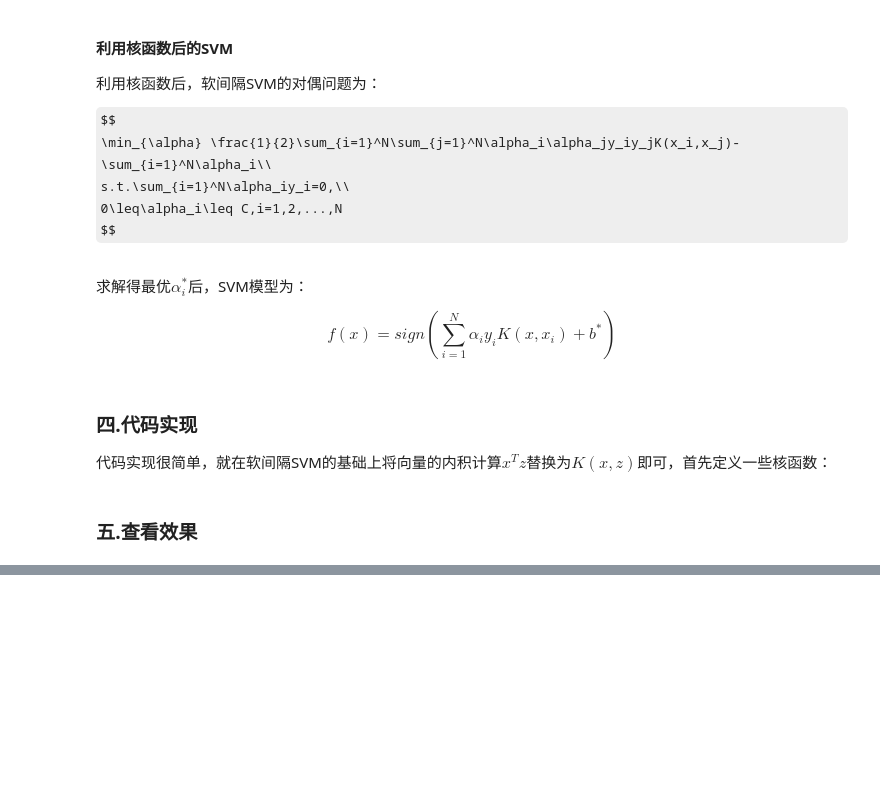
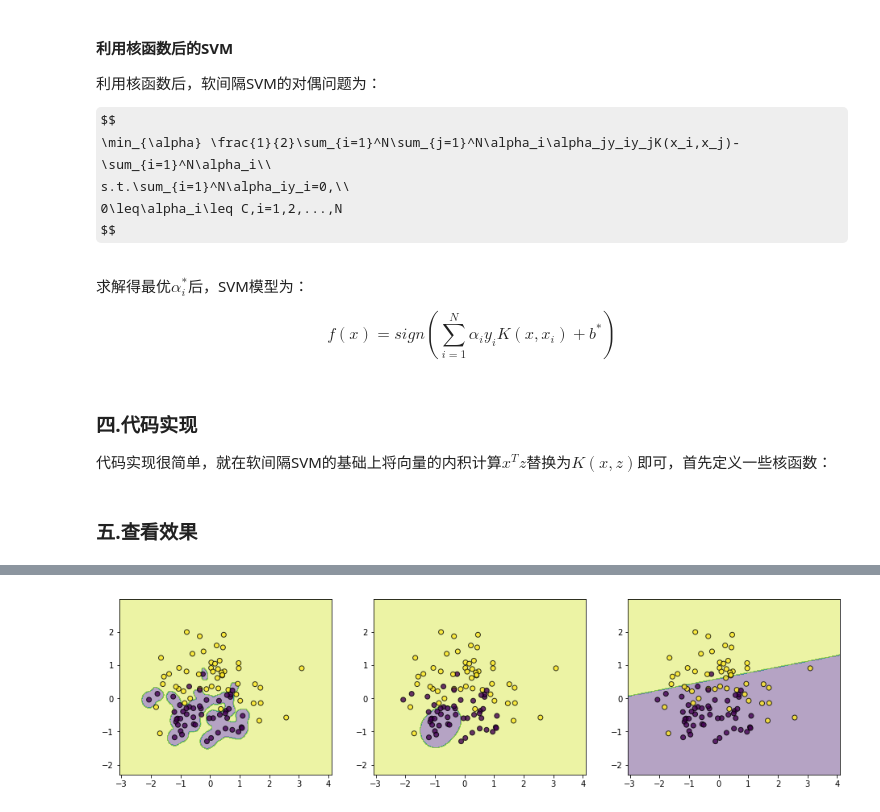
Before and after one commit to zhulei227/ML_Notes, a Jupyter notebook: notebooks/07_03_svm_核函数与非线性支持向量机.ipynb, the cells around one changed output, grey strips where cells are left out. Cells and saved outputs as stored; diff of their text form; code cells hidden in the pictures; some formulas as TeX source; blank space fills up the shorter version.

```diff
--- a/notebooks/07_03_svm_核函数与非线性支持向量机.ipynb
+++ b/notebooks/07_03_svm_核函数与非线性支持向量机.ipynb
@@ -389,0 +395,21 @@ utils.plot_decision_function(data, target, svm, svm.support_vectors)
+# %%
+from sklearn.datasets import make_classification
+data, target = make_classification(n_samples=100, n_features=2, n_classes=2, n_informative=1, n_redundant=0,
+                                   n_repeated=0, n_clusters_per_class=1, class_sep=.5,random_state=21)
+# %%
+c1 = SVC(C=3.0, kernel='rbf',gamma=0.1, epochs=10, tol=0.01)
+c1.fit(data, target)
+c2 = SVC(C=3.0, kernel='rbf',gamma=0.5, epochs=10, tol=0.01)
+c2.fit(data, target)
+c3 = SVC(C=3.0, kernel='rbf',gamma=2, epochs=10, tol=0.01)
+c3.fit(data, target)
+# %%
+plt.figure(figsize=(16,4))
+plt.subplot(1,3,1)
+utils.plot_decision_function(data,target,c1)
+plt.subplot(1,3,2)
+utils.plot_decision_function(data,target,c2)
+plt.subplot(1,3,3)
+utils.plot_decision_function(data,target,c3)
+# %% [output]
+[figure, added]
```
Also changed, not shown: parts of 6 cells of this notebook, 5 other files.
